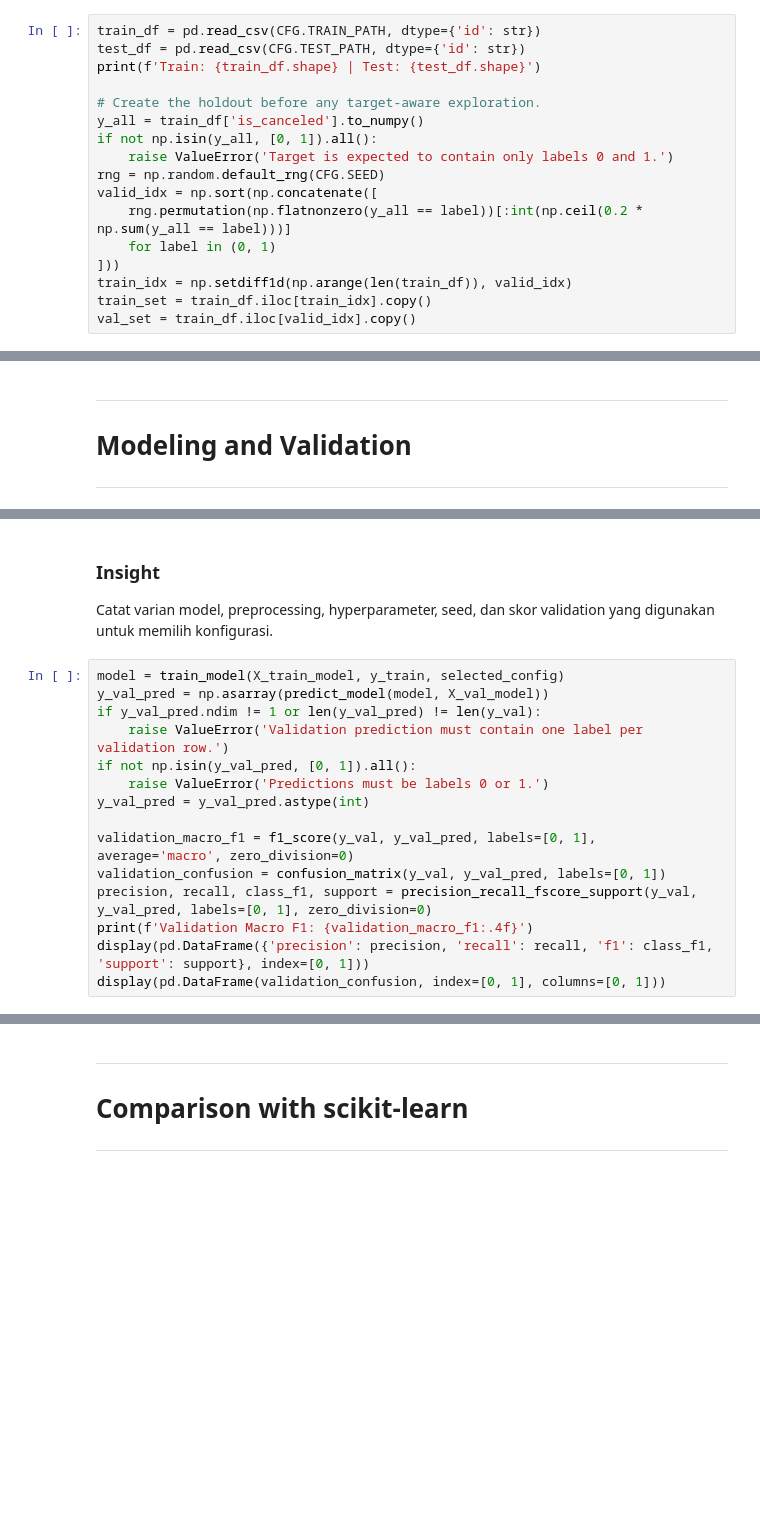
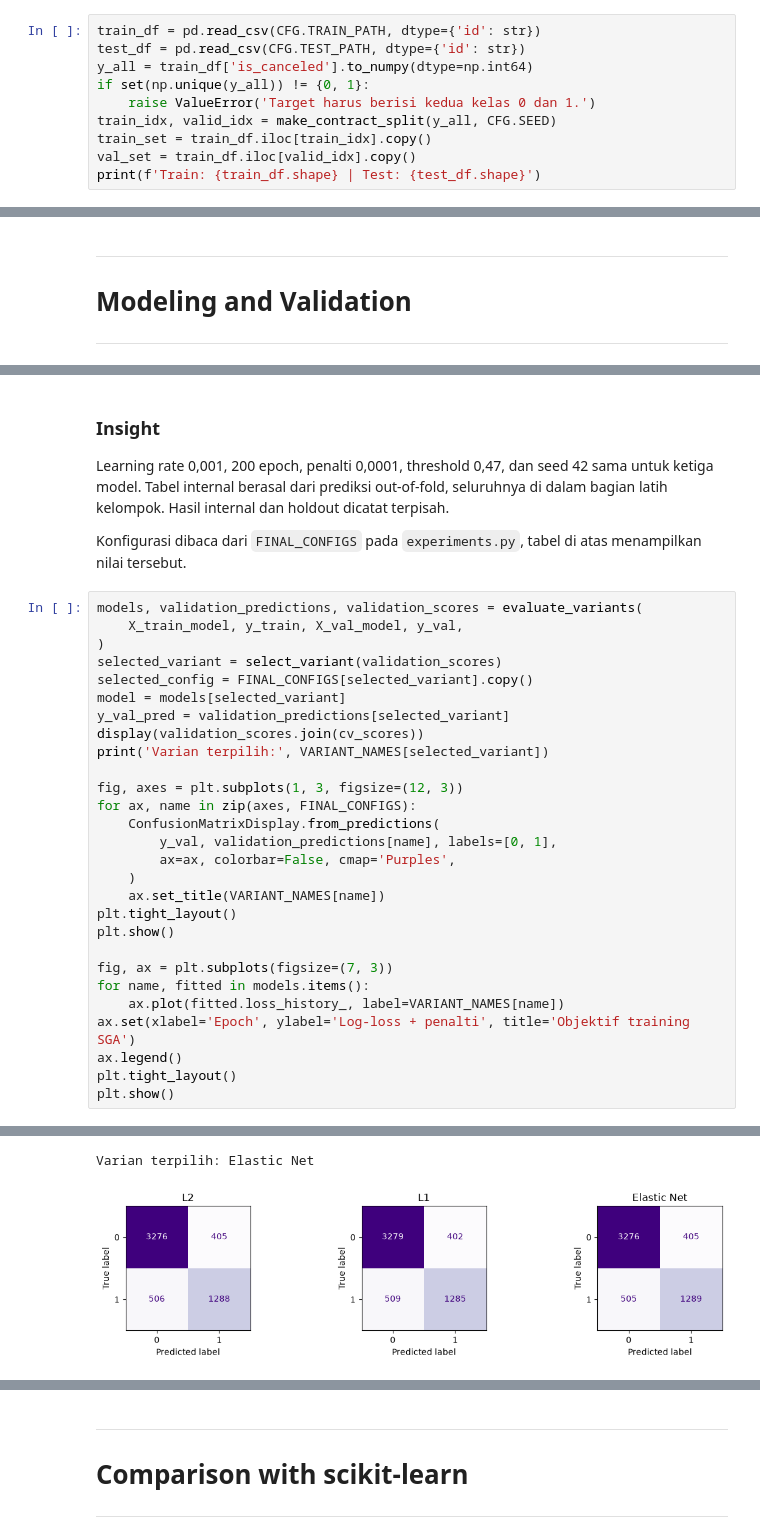
Before and after one commit to parkuskus/IF3170_G03_FiveAgents, a Jupyter notebook: notebooks/Logistic_Regression_Final-Pipeline.ipynb, the cells around one changed output, grey strips where cells are left out. Cells and saved outputs as stored; diff of their text form; blank space fills up the shorter version.

```diff
--- a/notebooks/Logistic_Regression_Final-Pipeline.ipynb
+++ b/notebooks/Logistic_Regression_Final-Pipeline.ipynb
@@ -99,17 +177,10 @@ os.environ['PYTHONHASHSEED'] = str(CFG.SEED)
 # %%
 train_df = pd.read_csv(CFG.TRAIN_PATH, dtype={'id': str})
 test_df = pd.read_csv(CFG.TEST_PATH, dtype={'id': str})
-print(f'Train: {train_df.shape} | Test: {test_df.shape}')
-
-# Create the holdout before any target-aware exploration.
-y_all = train_df['is_canceled'].to_numpy()
-if not np.isin(y_all, [0, 1]).all():
-    raise ValueError('Target is expected to contain only labels 0 and 1.')
-rng = np.random.default_rng(CFG.SEED)
-valid_idx = np.sort(np.concatenate([
-    rng.permutation(np.flatnonzero(y_all == label))[:int(np.ceil(0.2 * np.sum(y_all == label)))]
-    for label in (0, 1)
-]))
-train_idx = np.setdiff1d(np.arange(len(train_df)), valid_idx)
+y_all = train_df['is_canceled'].to_numpy(dtype=np.int64)
+if set(np.unique(y_all)) != {0, 1}:
+    raise ValueError('Target harus berisi kedua kelas 0 dan 1.')
+train_idx, valid_idx = make_contract_split(y_all, CFG.SEED)
 train_set = train_df.iloc[train_idx].copy()
 val_set = train_df.iloc[valid_idx].copy()
+print(f'Train: {train_df.shape} | Test: {test_df.shape}')
@@ -350,19 +614,37 @@ def predict_model(model, X):
 # %% [markdown]
 ### Insight
 
-Catat varian model, preprocessing, hyperparameter, seed, dan skor validation yang digunakan untuk memilih konfigurasi.
+Learning rate 0,001, 200 epoch, penalti 0,0001, threshold 0,47, dan seed 42 sama
+untuk ketiga model. Tabel internal berasal dari prediksi out-of-fold, seluruhnya
+di dalam bagian latih kelompok. Hasil internal dan holdout dicatat terpisah.
+
+Konfigurasi dibaca dari `FINAL_CONFIGS` pada `experiments.py`, tabel di atas menampilkan nilai tersebut.
 # %%
-model = train_model(X_train_model, y_train, selected_config)
-y_val_pred = np.asarray(predict_model(model, X_val_model))
-if y_val_pred.ndim != 1 or len(y_val_pred) != len(y_val):
-    raise ValueError('Validation prediction must contain one label per validation row.')
-if not np.isin(y_val_pred, [0, 1]).all():
-    raise ValueError('Predictions must be labels 0 or 1.')
-y_val_pred = y_val_pred.astype(int)
+models, validation_predictions, validation_scores = evaluate_variants(
+    X_train_model, y_train, X_val_model, y_val,
+)
+selected_variant = select_variant(validation_scores)
+selected_config = FINAL_CONFIGS[selected_variant].copy()
+model = models[selected_variant]
+y_val_pred = validation_predictions[selected_variant]
+display(validation_scores.join(cv_scores))
+print('Varian terpilih:', VARIANT_NAMES[selected_variant])
 
-validation_macro_f1 = f1_score(y_val, y_val_pred, labels=[0, 1], average='macro', zero_division=0)
-validation_confusion = confusion_matrix(y_val, y_val_pred, labels=[0, 1])
-precision, recall, class_f1, support = precision_recall_fscore_support(y_val, y_val_pred, labels=[0, 1], zero_division=0)
-print(f'Validation Macro F1: {validation_macro_f1:.4f}')
-display(pd.DataFrame({'precision': precision, 'recall': recall, 'f1': class_f1, 'support': support}, index=[0, 1]))
-display(pd.DataFrame(validation_confusion, index=[0, 1], columns=[0, 1]))
+fig, axes = plt.subplots(1, 3, figsize=(12, 3))
+for ax, name in zip(axes, FINAL_CONFIGS):
+    ConfusionMatrixDisplay.from_predictions(
+        y_val, validation_predictions[name], labels=[0, 1],
+        ax=ax, colorbar=False, cmap='Purples',
+    )
+    ax.set_title(VARIANT_NAMES[name])
+plt.tight_layout()
+plt.show()
+
+fig, ax = plt.subplots(figsize=(7, 3))
+for name, fitted in models.items():
+    ax.plot(fitted.loss_history_, label=VARIANT_NAMES[name])
+ax.set(xlabel='Epoch', ylabel='Log-loss + penalti', title='Objektif training SGA')
+ax.legend()
+plt.tight_layout()
+plt.show()
+# %% [output]
@@ -368,0 +656,2 @@ display(pd.DataFrame(validation_confusion, index=[0, 1], columns=[0, 1]))
+Varian terpilih: Elastic Net
+[figure, added]
```
Also changed, not shown: parts of 60 cells of this notebook.
